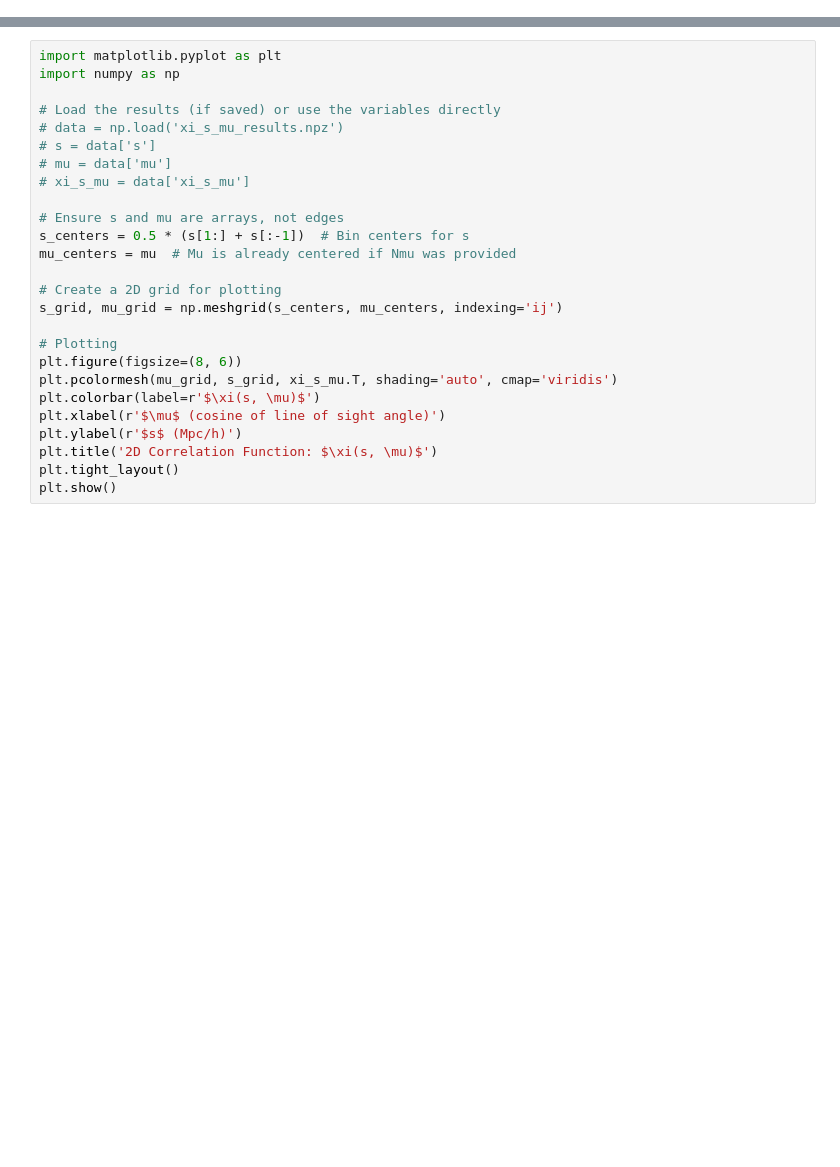
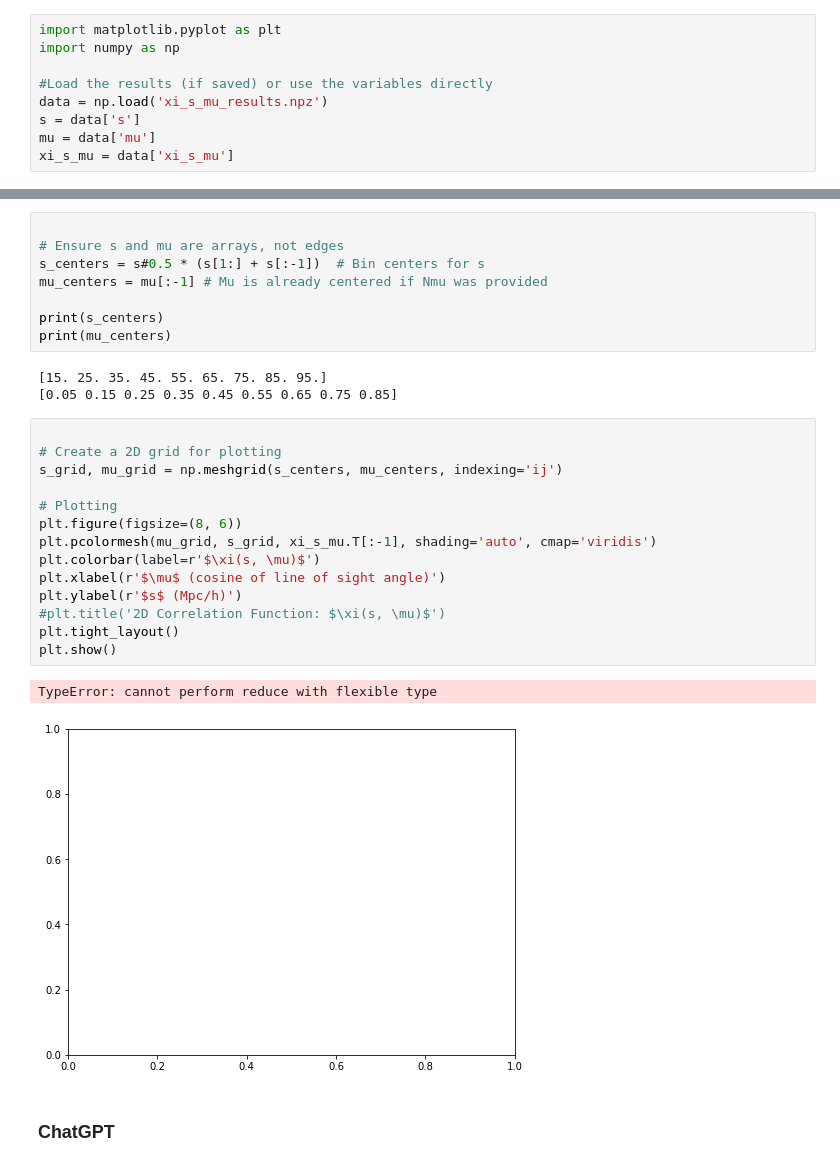
Before and after one commit to FedeDavilaKurban/filbao, a Jupyter notebook: 2dcorrelation_nbodykit.ipynb, the cells around one changed output, grey strips where cells are left out. Saved outputs shown, nothing was run; the diff lists cells and outputs as text; blank space fills up the shorter version.

```diff
--- a/2dcorrelation_nbodykit.ipynb
+++ b/2dcorrelation_nbodykit.ipynb
@@ -66,0 +49,9 @@ xi(s, mu): [[(-6.54856454e-03, 11.8863675 ) (-6.49040742e-03, 11.924057  )
+# %%
+import matplotlib.pyplot as plt
+import numpy as np
+
+#Load the results (if saved) or use the variables directly
+data = np.load('xi_s_mu_results.npz')
+s = data['s']
+mu = data['mu']
+xi_s_mu = data['xi_s_mu']
@@ -67,26 +89,30 @@ xi(s, mu): [[(-6.54856454e-03, 11.8863675 ) (-6.49040742e-03, 11.924057  )
+# %%
+
+# Ensure s and mu are arrays, not edges
+s_centers = s#0.5 * (s[1:] + s[:-1])  # Bin centers for s
+mu_centers = mu[:-1] # Mu is already centered if Nmu was provided
+
+print(s_centers)
+print(mu_centers)
+# %% [output]
+[15. 25. 35. 45. 55. 65. 75. 85. 95.]
+[0.05 0.15 0.25 0.35 0.45 0.55 0.65 0.75 0.85]
 # %%
-import matplotlib.pyplot as plt
-import numpy as np
-
-# Load the results (if saved) or use the variables directly
-# data = np.load('xi_s_mu_results.npz')
-# s = data['s']
-# mu = data['mu']
-# xi_s_mu = data['xi_s_mu']
-
-# Ensure s and mu are arrays, not edges
-s_centers = 0.5 * (s[1:] + s[:-1])  # Bin centers for s
-mu_centers = mu  # Mu is already centered if Nmu was provided
 
 # Create a 2D grid for plotting
 s_grid, mu_grid = np.meshgrid(s_centers, mu_centers, indexing='ij')
 
 # Plotting
 plt.figure(figsize=(8, 6))
-plt.pcolormesh(mu_grid, s_grid, xi_s_mu.T, shading='auto', cmap='viridis')
+plt.pcolormesh(mu_grid, s_grid, xi_s_mu.T[:-1], shading='auto', cmap='viridis')
 plt.colorbar(label=r'$\xi(s, \mu)$')
 plt.xlabel(r'$\mu$ (cosine of line of sight angle)')
 plt.ylabel(r'$s$ (Mpc/h)')
-plt.title('2D Correlation Function: $\xi(s, \mu)$')
+#plt.title('2D Correlation Function: $\xi(s, \mu)$')
 plt.tight_layout()
 plt.show()
+# %% [output]
+TypeError: cannot perform reduce with flexible type
+[figure, added]
+# %% [markdown]
+### ChatGPT
```
Also changed, not shown: parts of 4 cells of this notebook, 4 other files.
